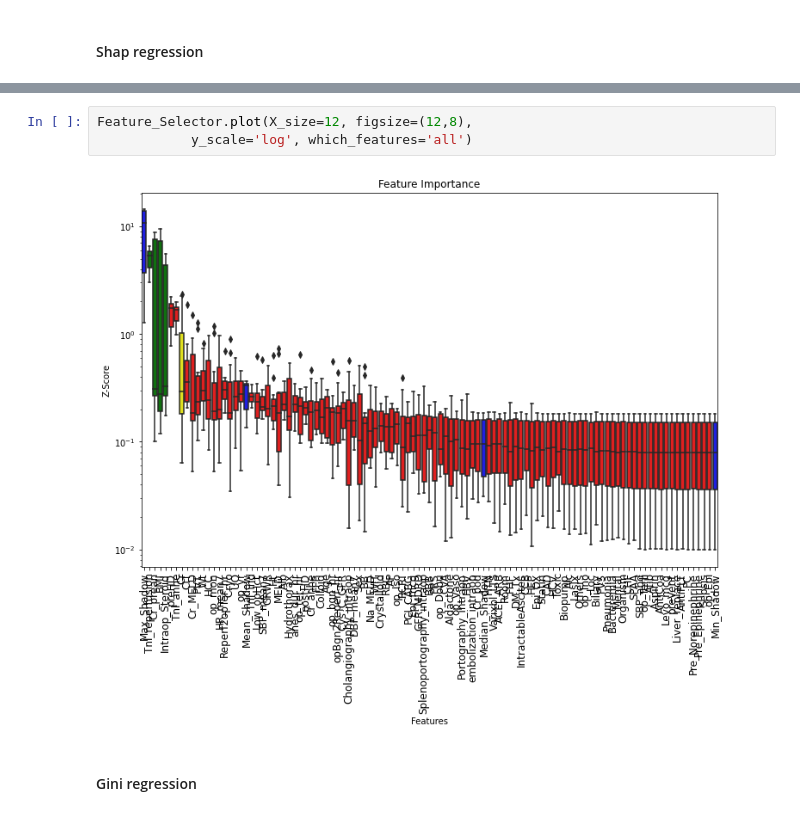
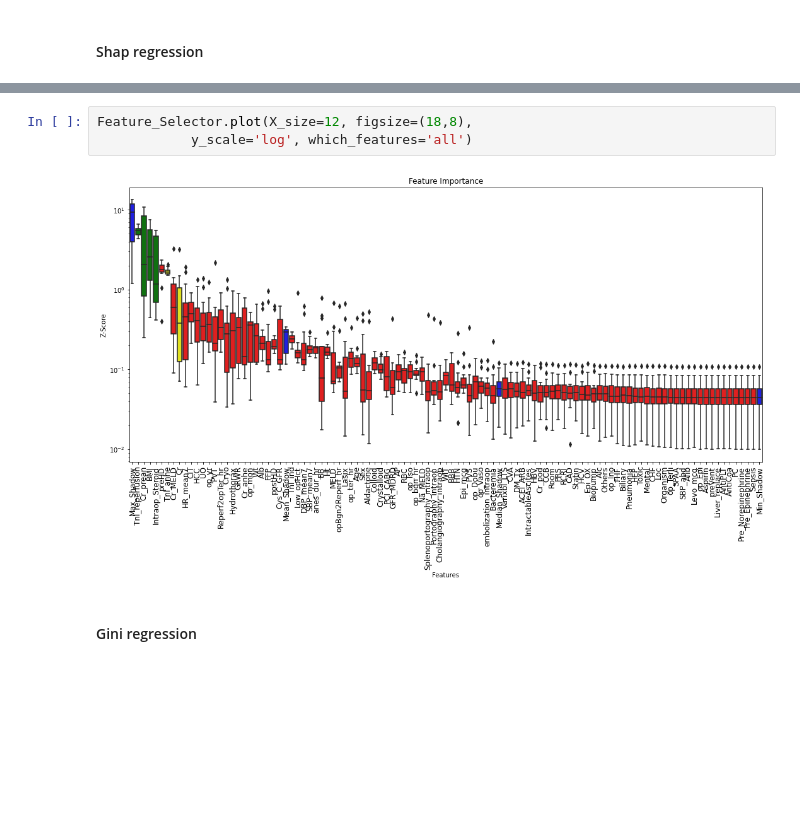
Before and after one commit to yihahn/mihlto, a Jupyter notebook: Feature_selection_with_BorutaShap.ipynb, the cells around one changed output, grey strips where cells are left out. Drawn from its saved outputs; the diff is of its cells as text; blank space fills up the shorter version.

```diff
--- a/Feature_selection_with_BorutaShap.ipynb
+++ b/Feature_selection_with_BorutaShap.ipynb
@@ -38,8 +40,8 @@ Feature_Selector.fit(X=X, y=Y, n_trials=100, random_state=0)
 # %%
-Feature_Selector.plot(X_size=12, figsize=(12,8),
+Feature_Selector.plot(X_size=12, figsize=(18,8),
             y_scale='log', which_features='all')
 # %% [output]
-[figure, old version]
+[figure, new version]
 # %% [markdown]
 #### Gini regression
 # %%
```
Also changed, not shown: parts of 6 cells of this notebook.
